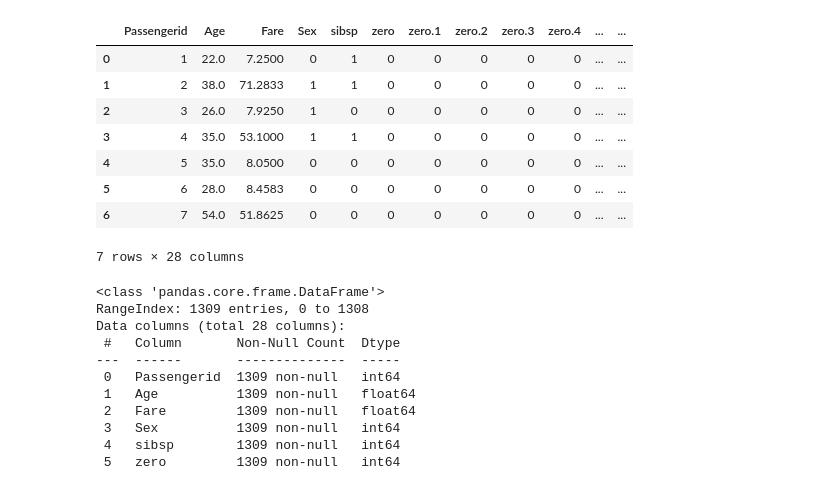
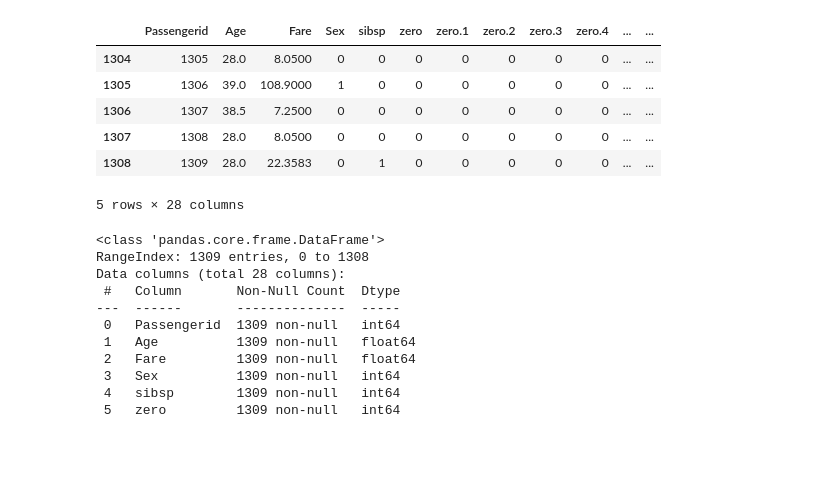
Before and after one commit to iadel93/DEBI_Python, a Jupyter notebook: DataAnalysis/Pandas.ipynb, the cells around one changed output. Drawn from its saved outputs; the diff is of its cells as text; code cells hidden in the pictures; blank space fills up the shorter version.

```diff
--- a/DataAnalysis/Pandas.ipynb
+++ b/DataAnalysis/Pandas.ipynb
@@ -1,19 +1,17 @@
 # %%
 import pandas as pd
 
 data = pd.read_csv('data/titanic.csv')
-data.head(7)
-# data.tail()
+# data.head(7)
+data.tail()
 # %% [output]
 |  | Passengerid | Age | Fare | Sex | sibsp | zero | zero.1 | zero.2 | zero.3 | zero.4 | ... | ... |
-| 0 | 1 | 22.0 | 7.2500 | 0 | 1 | 0 | 0 | 0 | 0 | 0 | ... | ... |
-| 1 | 2 | 38.0 | 71.2833 | 1 | 1 | 0 | 0 | 0 | 0 | 0 | ... | ... |
-| 2 | 3 | 26.0 | 7.9250 | 1 | 0 | 0 | 0 | 0 | 0 | 0 | ... | ... |
-| 3 | 4 | 35.0 | 53.1000 | 1 | 1 | 0 | 0 | 0 | 0 | 0 | ... | ... |
-| 4 | 5 | 35.0 | 8.0500 | 0 | 0 | 0 | 0 | 0 | 0 | 0 | ... | ... |
-| 5 | 6 | 28.0 | 8.4583 | 0 | 0 | 0 | 0 | 0 | 0 | 0 | ... | ... |
-| 6 | 7 | 54.0 | 51.8625 | 0 | 0 | 0 | 0 | 0 | 0 | 0 | ... | ... |
+| 1304 | 1305 | 28.0 | 8.0500 | 0 | 0 | 0 | 0 | 0 | 0 | 0 | ... | ... |
+| 1305 | 1306 | 39.0 | 108.9000 | 1 | 0 | 0 | 0 | 0 | 0 | 0 | ... | ... |
+| 1306 | 1307 | 38.5 | 7.2500 | 0 | 0 | 0 | 0 | 0 | 0 | 0 | ... | ... |
+| 1307 | 1308 | 28.0 | 8.0500 | 0 | 0 | 0 | 0 | 0 | 0 | 0 | ... | ... |
+| 1308 | 1309 | 28.0 | 22.3583 | 0 | 1 | 0 | 0 | 0 | 0 | 0 | ... | ... |
-7 rows × 28 columns
+5 rows × 28 columns
 # %%
 data.info()
 # %% [output]
```
Also changed, not shown: parts of 25 cells of this notebook, 2 other files.
